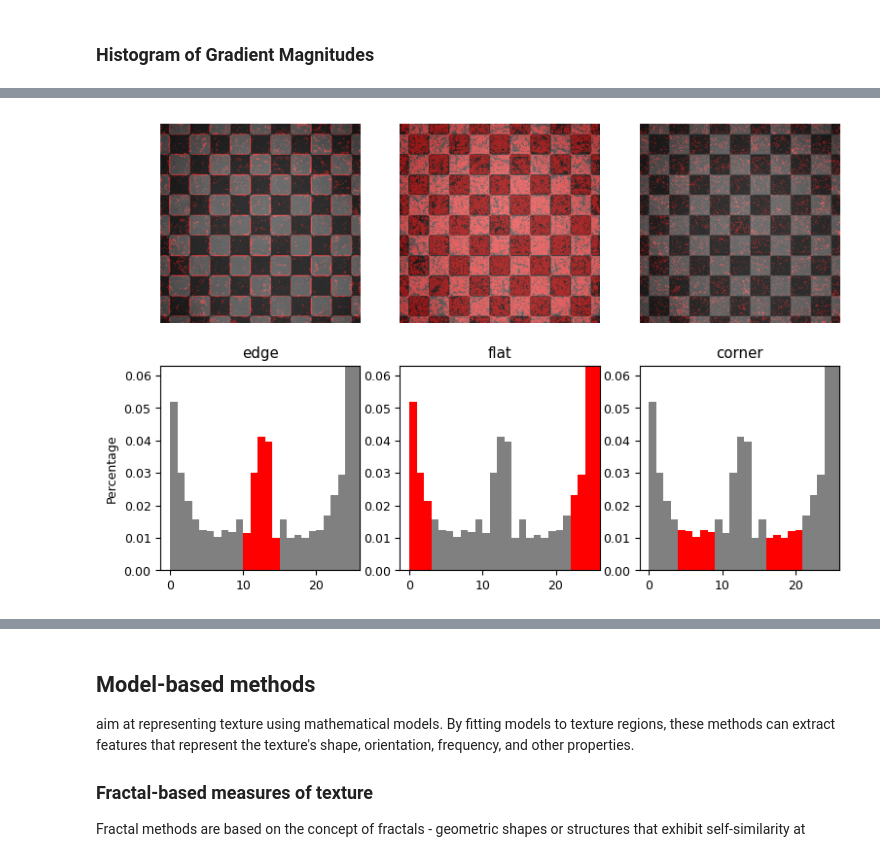
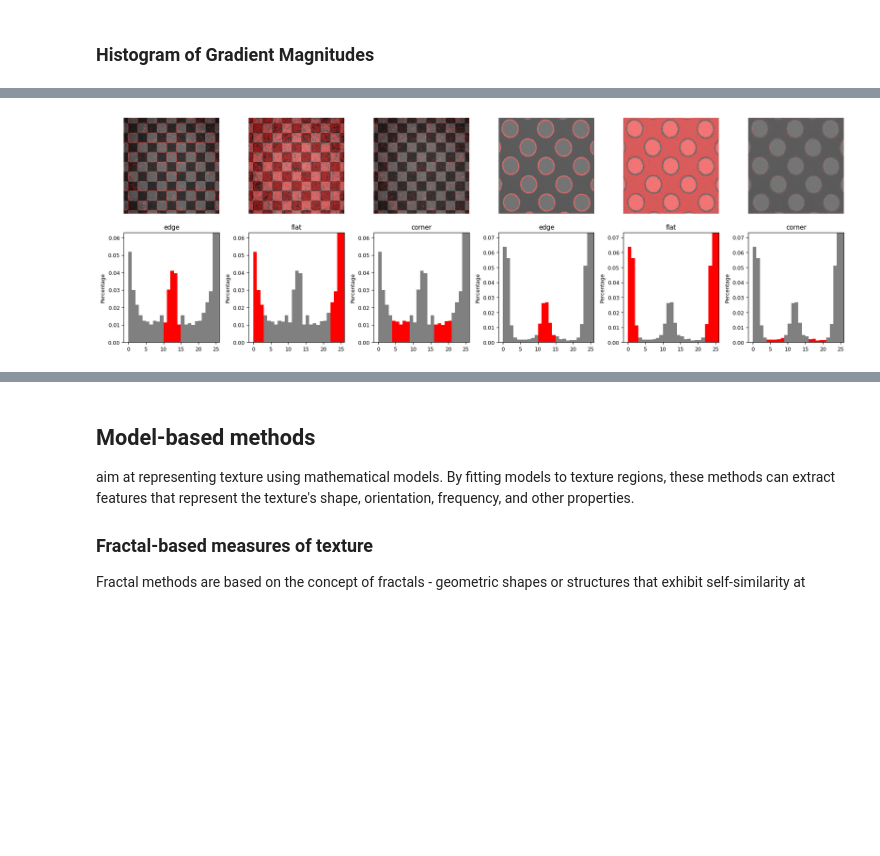
Before and after one commit to ProxPxD/AMiIU, a Jupyter notebook: 2_texture_features_extraction/1_statistical_methods.ipynb, the cells around one changed output, grey strips where cells are left out. Drawn from its saved outputs; the diff is of its cells as text; code cells hidden in the pictures; blank space fills up the shorter version.

```diff
--- a/2_texture_features_extraction/1_statistical_methods.ipynb
+++ b/2_texture_features_extraction/1_statistical_methods.ipynb
@@ -208,50 +212,74 @@ def highlight_bars(bars, indexes):
         bars[i].set_facecolor('r')
 
 
-# image = data.brick()
-# Read in the image and convert it to grayscale
-image = cv2.imread('./data/chequered_0215.jpg')
-image = cv2.cvtColor(image, cv2.COLOR_BGR2GRAY)
-lbp = local_binary_pattern(image, n_points, radius, METHOD)
-
 def hist(ax, lbp):
     n_bins = int(lbp.max() + 1)
     return ax.hist(
         lbp.ravel(), density=True, bins=n_bins, range=(0, n_bins), facecolor='0.5'
     )
 
+# Read in the image and convert it to grayscale
+image = cv2.imread('./data/chequered_0215.jpg')
+image = cv2.cvtColor(image, cv2.COLOR_BGR2GRAY)
 
-# plot histograms of LBP of textures
-fig, (ax_img, ax_hist) = plt.subplots(nrows=2, ncols=3, figsize=(9, 6))
-plt.gray()
+lbp = local_binary_pattern(image, n_points, radius, METHOD)
+
+# Load the second image
+image2 = cv2.imread('./data/polka-dotted_0232.jpg')
+image2 = cv2.cvtColor(image2, cv2.COLOR_BGR2GRAY)
+
+lbp2 = local_binary_pattern(image2, n_points, radius, METHOD)
+
 
 titles = ('edge', 'flat', 'corner')
 w = width = radius - 1
 edge_labels = range(n_points // 2 - w, n_points // 2 + w + 1)
 flat_labels = list(range(0, w + 1)) + list(range(n_points - w, n_points + 2))
 i_14 = n_points // 4  # 1/4th of the histogram
 i_34 = 3 * (n_points // 4)  # 3/4th of the histogram
 corner_labels = list(range(i_14 - w, i_14 + w + 1)) + list(
     range(i_34 - w, i_34 + w + 1)
 )
 
 label_sets = (edge_labels, flat_labels, corner_labels)
 
-for ax, labels in zip(ax_img, label_sets):
+
+# Create a new subplot grid
+fig, axes = plt.subplots(nrows=2, ncols=6, figsize=(18, 6))
+plt.gray()
+
+# Plot labeled images for the first image
+for ax, labels in zip(axes[0, :3], label_sets):
     ax.imshow(overlay_labels(image, lbp, labels))
+    ax.axis('off')
 
-for ax, labels, name in zip(ax_hist, label_sets, titles):
+# Plot labeled images for the second image
+for ax, labels in zip(axes[0, 3:], label_sets):
+    ax.imshow(overlay_labels(image2, lbp2, labels))
+    ax.axis('off')
+
+# Plot histograms for the first image
+for ax, labels, name in zip(axes[1, :3], label_sets, titles):
     counts, _, bars = hist(ax, lbp)
     highlight_bars(bars, labels)
     ax.set_ylim(top=np.max(counts[:-1]))
     ax.set_xlim(right=n_points + 2)
     ax.set_title(name)
+    ax.set_ylabel('Percentage')
 
-ax_hist[0].set_ylabel('Percentage')
-for ax in ax_img:
-    ax.axis('off')
+# Plot histograms for the second image
+for ax, labels, name in zip(axes[1, 3:], label_sets, titles):
+    counts, _, bars = hist(ax, lbp2)
+    highlight_bars(bars, labels)
+    ax.set_ylim(top=np.max(counts[:-1]))
+    ax.set_xlim(right=n_points + 2)
+    ax.set_title(name)
+    ax.set_ylabel('Percentage')
+
+plt.tight_layout()
+plt.show()
 # %% [output]
-[figure, old version]
+[figure, new version]
 # %% [markdown]
 ## Structural methods
 
```
Also changed, not shown: parts of 5 cells of this notebook, 4 other files.
